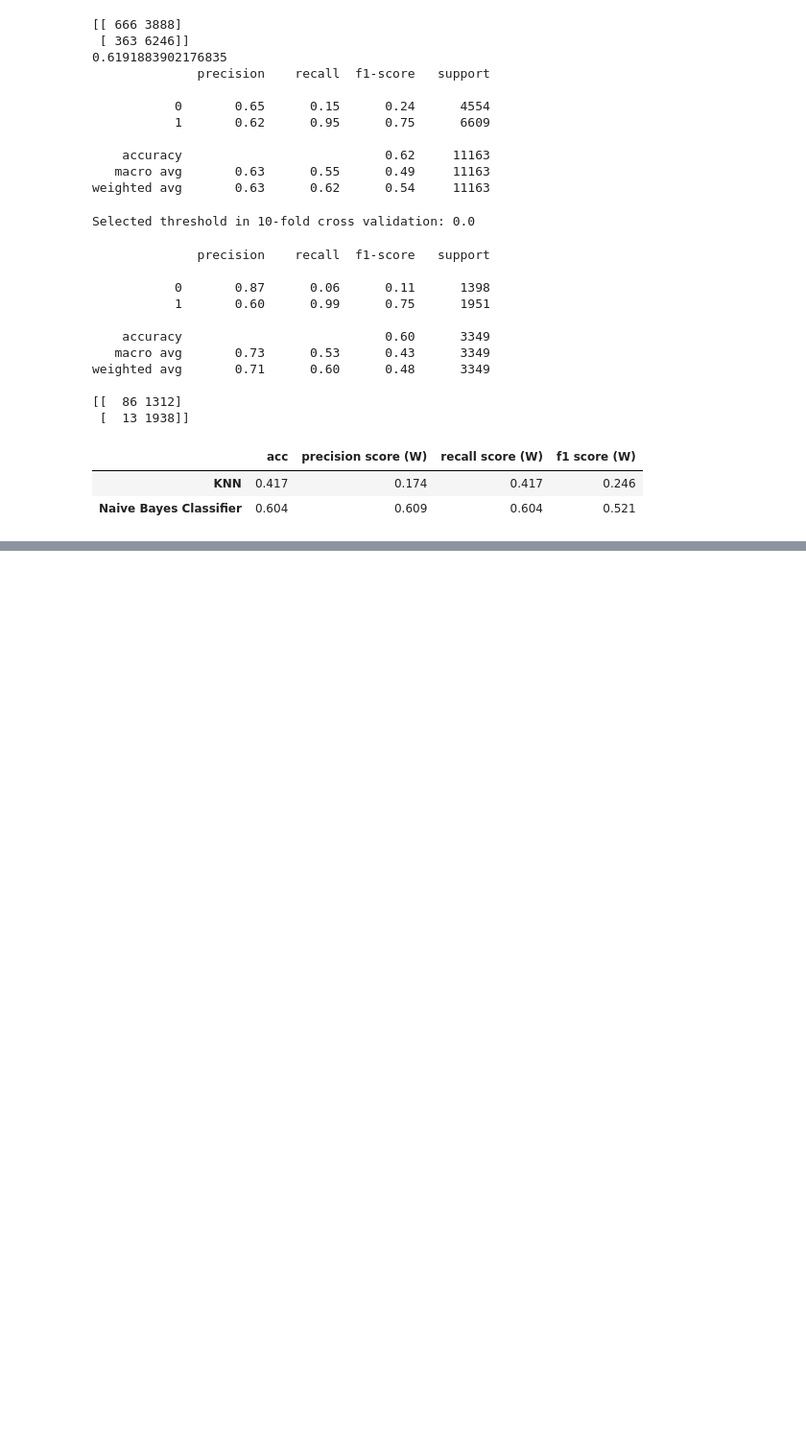
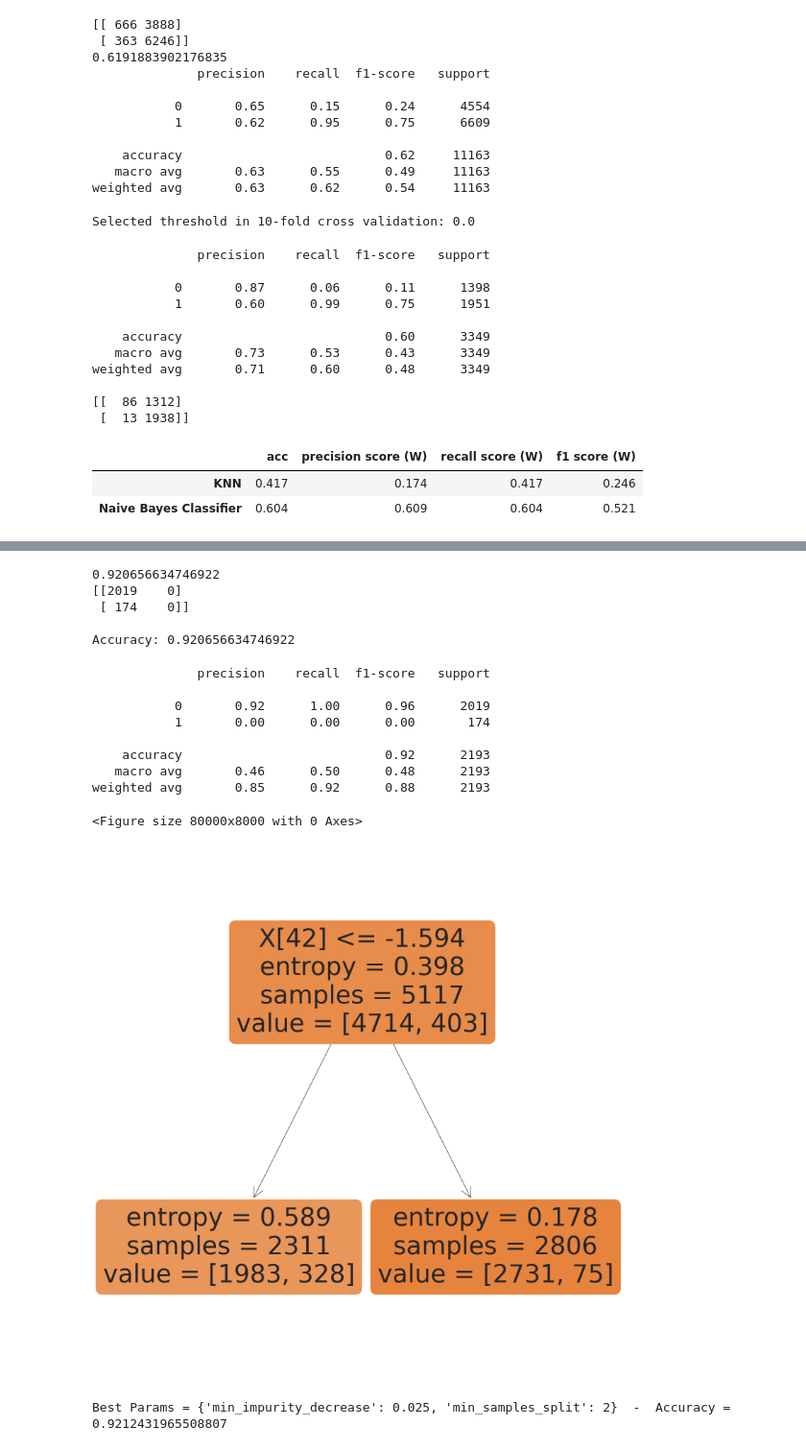
Before and after one commit to jordimunozflorensa/MineriaDatos, a Jupyter notebook: part 2/practica2.ipynb, the cells around one changed output, grey strips where cells are left out. Shown at 96% size. Saved outputs shown, nothing was run; the diff lists cells and outputs as text; code cells hidden in the pictures; blank space fills up the shorter version.

Commit message:
Model DT fet

```diff
--- a/part 2/practica2.ipynb
+++ b/part 2/practica2.ipynb
@@ -733,0 +743,13 @@ save_results("Naive Bayes Classifier", clf_bayes_2, X_test_bayes, y_test_bayes,
+# %%
+# X = df_preprocessat.values[:,2:]
+# y = df_preprocessat.values[:,1]
+
+# y = y.astype(int)
+
+# X_train_DT, X_test_DT, y_train_DT, y_test_DT = train_test_split(X, y, random_state = 42, test_size = 0.3)
+
+
+X_train_DT = X_train.copy()
+X_test_DT = X_test.copy()
+y_train_DT = y_train.copy()
+y_test_DT = y_test.copy()
@@ -733,0 +783,57 @@ save_results("Naive Bayes Classifier", clf_bayes_2, X_test_bayes, y_test_bayes,
+# %%
+# Decision Tree with entropy, min_samples_split = 4, and min_impurity_decrease = 0.02
+clf = DecisionTreeClassifier(
+    criterion = "entropy",
+    min_samples_split = 4,
+    min_impurity_decrease = 0.02
+)
+clf = clf.fit(X_train_DT, y_train_DT)
+prediction = clf.predict(X_test_DT)
+
+# Obtain accuracy score of learned classifier on test data
+print(clf.score(X_test_DT, y_test_DT))
+print(confusion_matrix(y_test_DT, prediction))
+print(f"\nAccuracy: {accuracy_score(y_test_DT, prediction)}\n")
+print(classification_report(y_test_DT, prediction))
+epsilon = accuracy_score(y_test_DT, prediction)
+
+fig = plt.gcf()
+fig.set_size_inches(800, 80)
+plt.figure(figsize=(20,20))
+plot_tree(clf, filled=True,rounded=True)
+#fig.savefig('tree.png')
+plt.show()
+# %% [output]
+0.920656634746922
+[[2019    0]
+ [ 174    0]]
+
+Accuracy: 0.920656634746922
+              precision    recall  f1-score   support
+
+           0       0.92      1.00      0.96      2019
+           1       0.00      0.00      0.00       174
+
+    accuracy                           0.92      2193
+   macro avg       0.46      0.50      0.48      2193
+weighted avg       0.85      0.92      0.88      2193
+<Figure size 80000x8000 with 0 Axes>
+[figure, added]
+# %%
+# GirdSearch with DecisionTree and 10-fold cross-validation
+from sklearn.model_selection import GridSearchCV
+
+params = {
+    "min_impurity_decrease": list(np.linspace(0,0.5,21)),
+    "min_samples_split":list(range(2,20,11))
+}
+clf = GridSearchCV(
+    DecisionTreeClassifier(criterion = "entropy"),
+    param_grid = params,
+    cv = 10,  # OBS: # If cv is integer, by default is Stratifyed
+    n_jobs = -1
+)
+clf.fit(X_train_DT, y_train_DT)
+print(f"Best Params = {clf.best_params_}  -  Accuracy = {clf.best_score_}")
+# %% [output]
+Best Params = {'min_impurity_decrease': 0.025, 'min_samples_split': 2}  -  Accuracy = 0.9212431965508807
```
Also changed, not shown: parts of 7 cells of this notebook.
